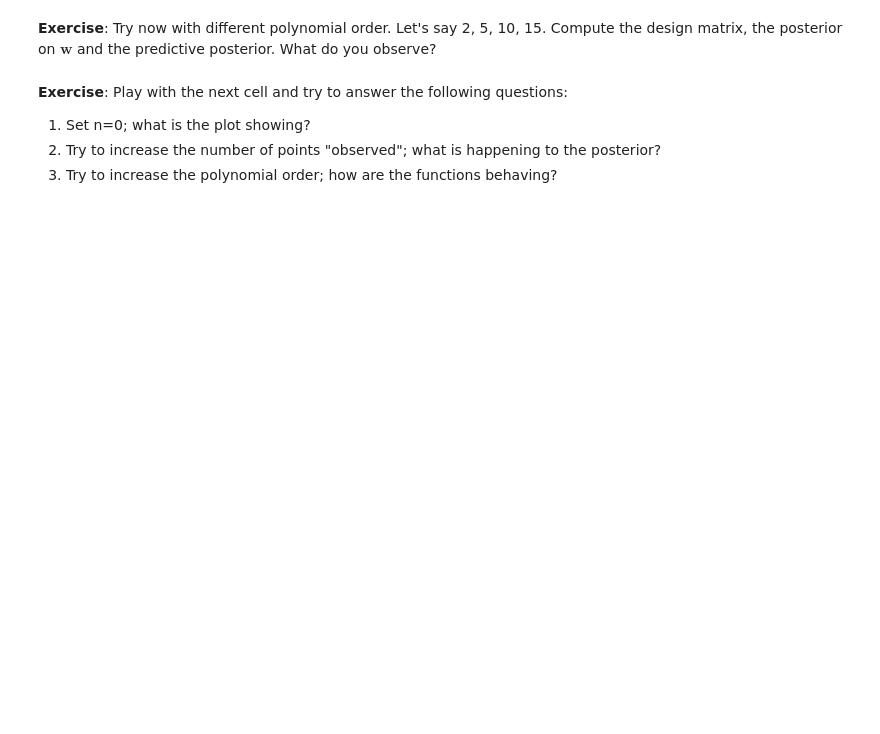
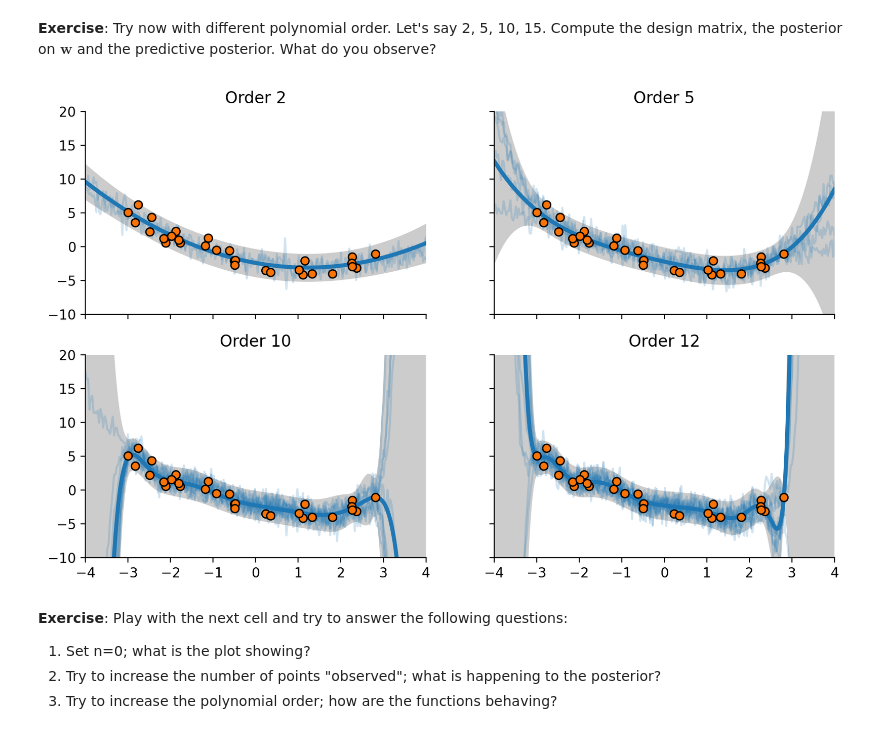
Before and after one commit to miriam-16/asi-labs, a Jupyter notebook: lab_week1/Bayesian_Linear_Regression.ipynb, the cells around one changed output. Saved outputs shown, nothing was run; the diff lists cells and outputs as text; code cells hidden in the pictures; blank space fills up the shorter version.

```diff
--- a/lab_week1/Bayesian_Linear_Regression.ipynb
+++ b/lab_week1/Bayesian_Linear_Regression.ipynb
@@ -296,31 +335,33 @@ plt.show()
 # %%
 def bayesian_linear_regression(x, y, xt, K, sn2, sw2):
     # @@ COMPLETE @@ #
-    # X = ...
-    # Xt = ...
-    # w_posterior_mean, w_posterior_cov = ...
-    # y_mean, y_var = ...
-    # samples = ...
+    X = build_features(x, K)
+    Xt = build_features(xt, K)
+    w_posterior_mean, w_posterior_cov = compute_posterior(X, y, sw2, 1)
+    y_mean, y_var = compute_predictive(Xt, w_posterior_mean, w_posterior_cov, sn2)
+    samples = sample(Xt, w_posterior_mean, w_posterior_cov, sn2, K)
     return y_mean, y_var, samples
 
 
 poly_orders = [2, 5, 10, 12]
 
 fig, axs = plt.subplots(2, 2, figsize=[10, 6], sharex=True, sharey=True)
 axs = axs.reshape(-1)
 for ax, K in zip(axs, poly_orders):
     y_mean, y_var, samples = bayesian_linear_regression(x, y, xt, K, sn2, sw2)
 
     lb = y_mean - 2 * np.sqrt(y_var)
     ub = y_mean + 2 * np.sqrt(y_var)
 
     ax.fill_between(xt, lb, ub, color=".80", lw=0)
     ax.plot(xt, samples.T, "tab:blue", alpha=0.2)
     ax.plot(xt, y_mean, color="tab:blue", lw=3)
     ax.scatter(x, y, edgecolor="black", linewidth=1, facecolor="xkcd:orange", zorder=10)
     ax.set_ylim(-10, 20)
     ax.set_title("Order %d" % K)
 plt.show()
+# %% [output]
+[figure, added]
 # %% [markdown]
 **Exercise**:
 Play with the next cell and try to answer the following questions:
```
Also changed, not shown: parts of 19 cells of this notebook.
